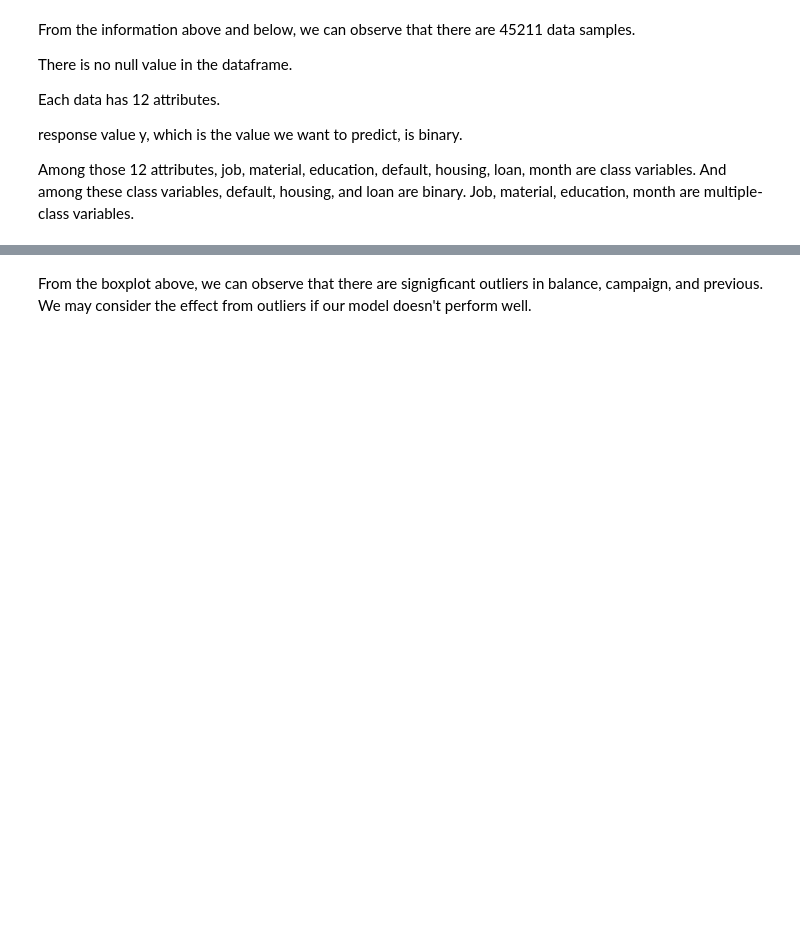
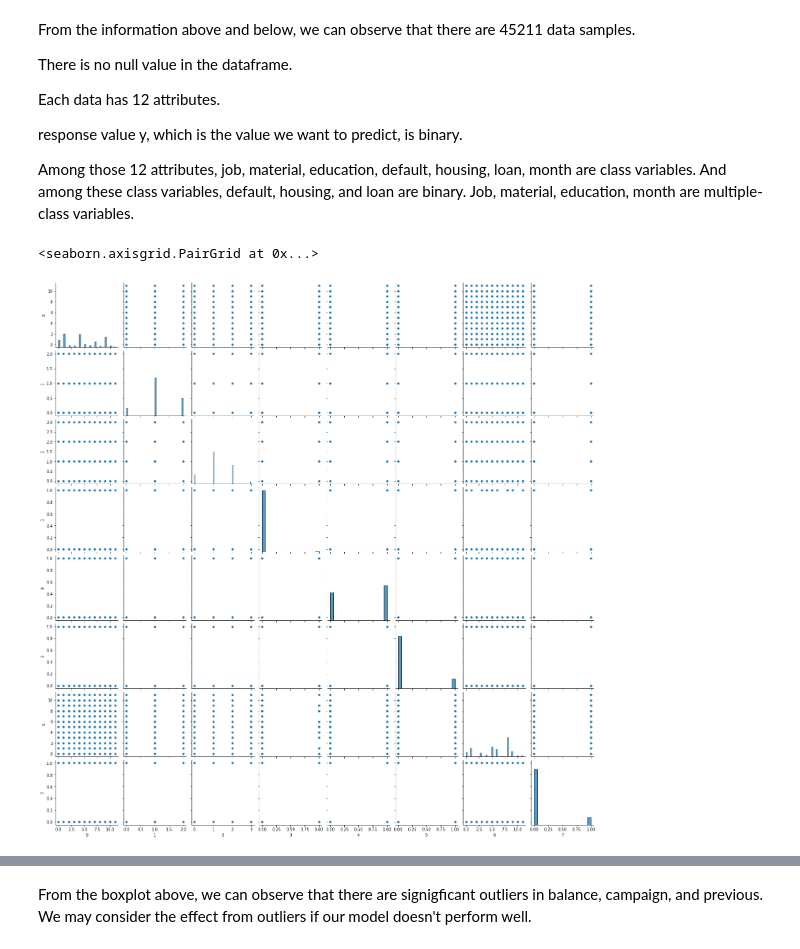
Before and after one commit to COGS118A/Group044-Sp22, a Jupyter notebook: Checkpoint_group044.ipynb, the cells around one changed output, grey strips where cells are left out. Cells and saved outputs as stored; diff of their text form; code cells hidden in the pictures; blank space fills up the shorter version.

```diff
--- a/Checkpoint_group044.ipynb
+++ b/Checkpoint_group044.ipynb
@@ -199,0 +211,17 @@ Among those 12 attributes, job, material, education, default, housing, loan, mon
+# %%
+from sklearn import preprocessing
+# Convert strings categorical names to integers
+trans_job = preprocessing.LabelEncoder().fit_transform(df["job"])
+trans_mar = preprocessing.LabelEncoder().fit_transform(df["marital"])
+trans_edu = preprocessing.LabelEncoder().fit_transform(df["education"])
+trans_default = preprocessing.LabelEncoder().fit_transform(df["default"])
+trans_hou = preprocessing.LabelEncoder().fit_transform(df["housing"])
+trans_loan = preprocessing.LabelEncoder().fit_transform(df["loan"])
+trans_mon = preprocessing.LabelEncoder().fit_transform(df["month"])
+cate = [trans_job,trans_mar,trans_edu,trans_default,trans_hou,trans_loan,trans_mon,df["y"]]
+cate2 = pd.DataFrame(cate).T
+sns.pairplot(cate2)
+# 0 for job; 1 for marital; 2 for education; 3 for default; 4 for housing; 5 for loan; 6 for month; 7 for y
+# %% [output]
+<seaborn.axisgrid.PairGrid at 0x...>
+[figure, added]
```
Also changed, not shown: parts of 9 cells of this notebook.
